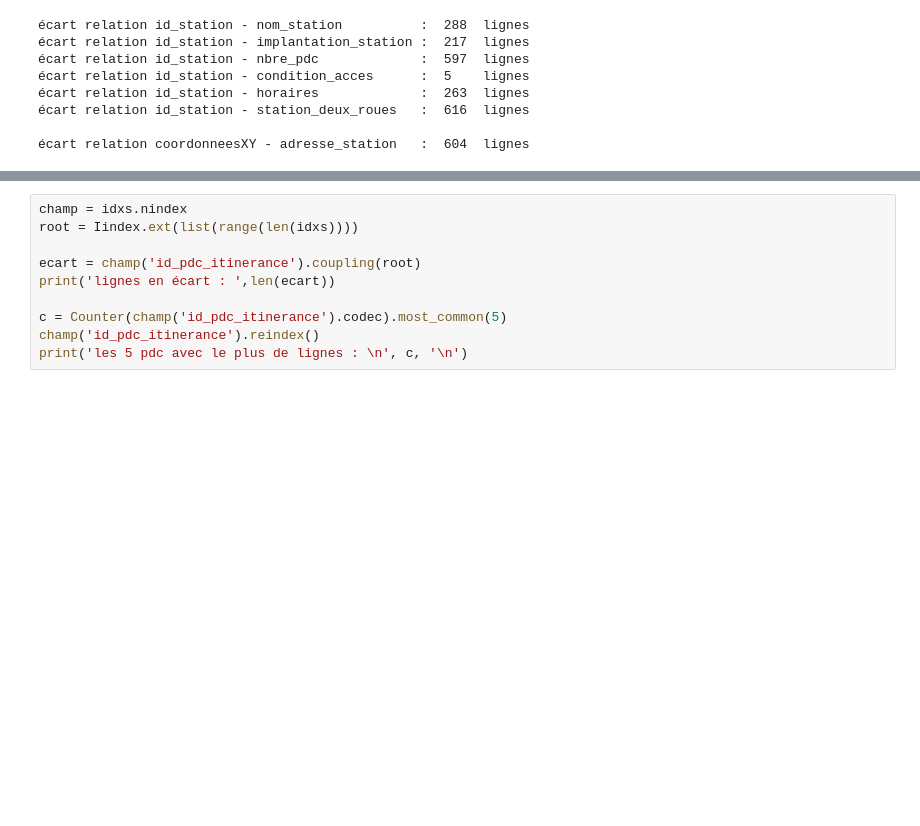
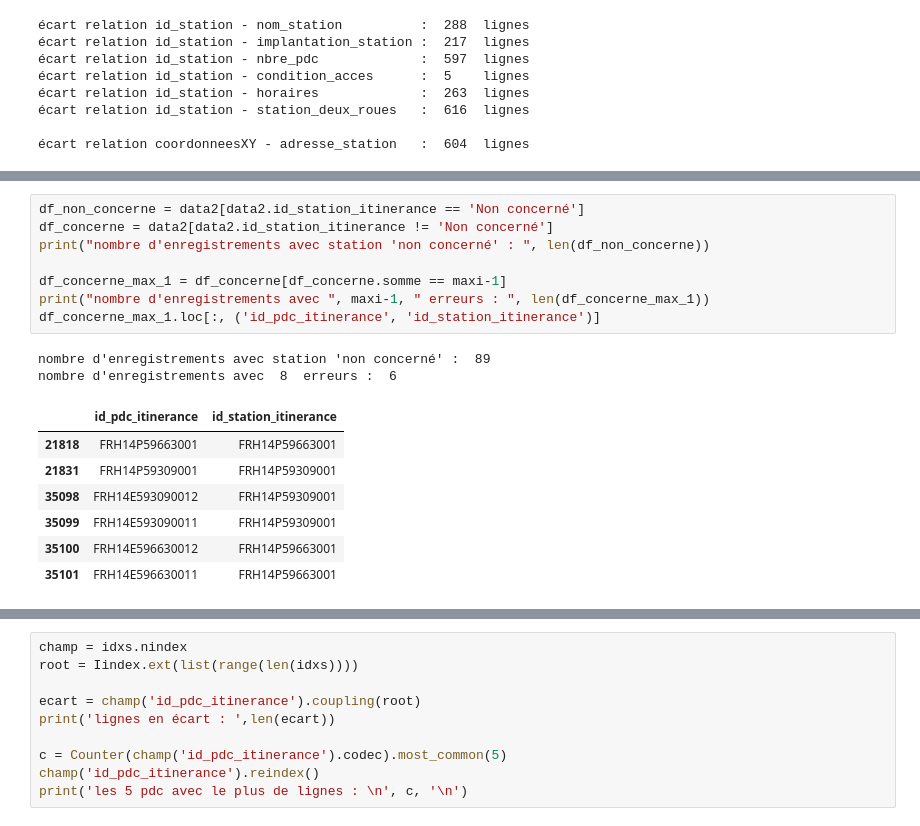
Before and after one commit to loco-philippe/Environmental-Sensing, a Jupyter notebook: python/Validation/irve/test_IRVE-v2.ipynb, the cells around one changed output, grey strips where cells are left out. Saved outputs shown, nothing was run; the diff lists cells and outputs as text; blank space fills up the shorter version.

```diff
--- a/python/Validation/irve/test_IRVE-v2.ipynb
+++ b/python/Validation/irve/test_IRVE-v2.ipynb
@@ -177,0 +269,18 @@ print('écart relation coordonneesXY - adresse_station   : ',len(ecart_adr), ' l
+# %%
+df_non_concerne = data2[data2.id_station_itinerance == 'Non concerné']
+df_concerne = data2[data2.id_station_itinerance != 'Non concerné']
+print("nombre d'enregistrements avec station 'non concerné' : ", len(df_non_concerne))
+
+df_concerne_max_1 = df_concerne[df_concerne.somme == maxi-1]
+print("nombre d'enregistrements avec ", maxi-1, " erreurs : ", len(df_concerne_max_1))
+df_concerne_max_1.loc[:, ('id_pdc_itinerance', 'id_station_itinerance')]
+# %% [output]
+nombre d'enregistrements avec station 'non concerné' :  89
+nombre d'enregistrements avec  8  erreurs :  6
+|  | id_pdc_itinerance | id_station_itinerance |
+| 21818 | FRH14P59663001 | FRH14P59663001 |
+| 21831 | FRH14P59309001 | FRH14P59309001 |
+| 35098 | FRH14E593090012 | FRH14P59309001 |
+| 35099 | FRH14E593090011 | FRH14P59309001 |
+| 35100 | FRH14E596630012 | FRH14P59663001 |
+| 35101 | FRH14E596630011 | FRH14P59663001 |
```
Also changed, not shown: parts of 9 cells of this notebook, 5 other files.
